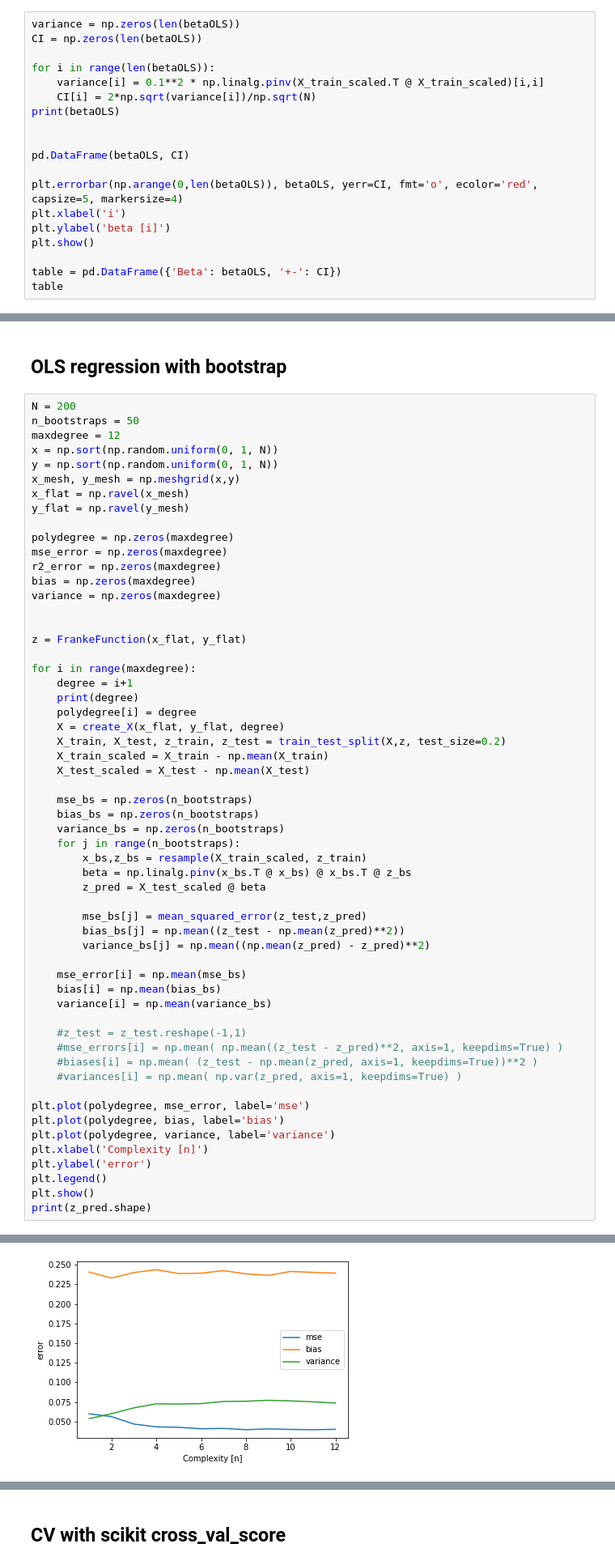
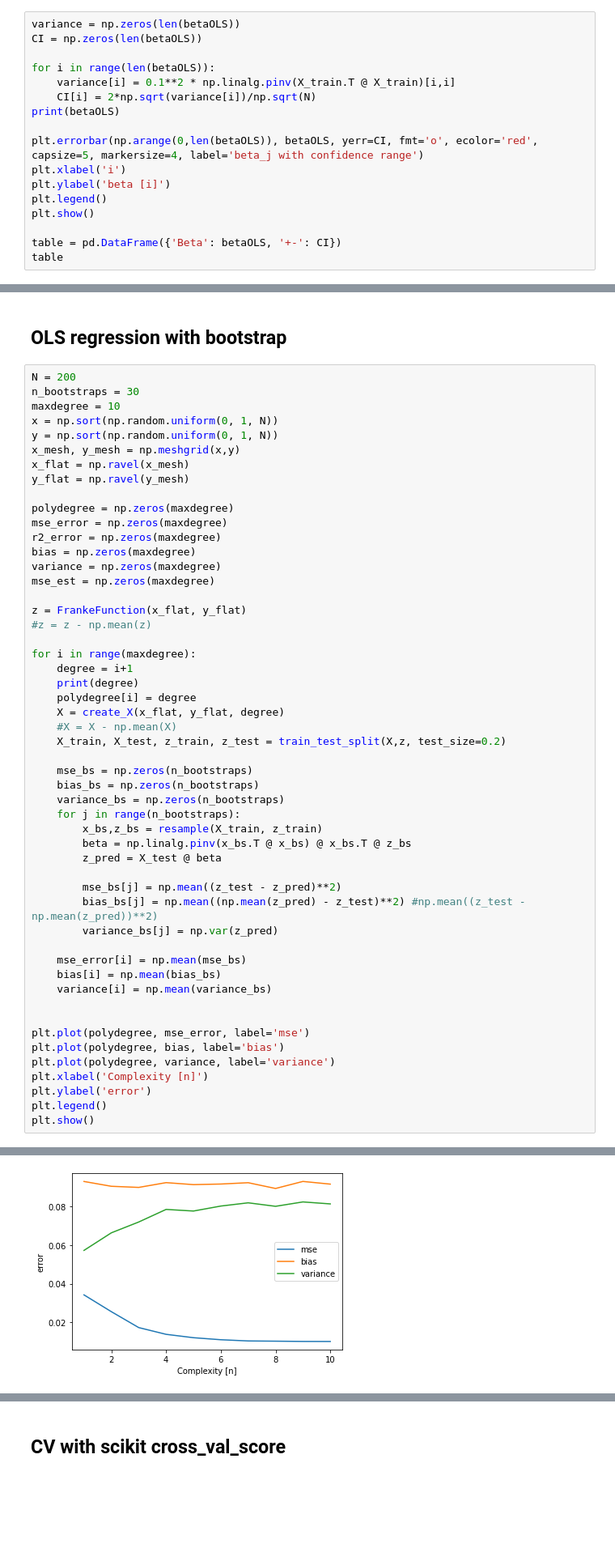
Before and after one commit to jornmarh/fys-stk4155, a Jupyter notebook: project1/project1-ad.ipynb, the cells around one changed output, grey strips where cells are left out. Shown at 81% size. Drawn from its saved outputs; the diff is of its cells as text; blank space fills up the shorter version.

```diff
--- a/project1/project1-ad.ipynb
+++ b/project1/project1-ad.ipynb
@@ -137,16 +157,14 @@ variance = np.zeros(len(betaOLS))
 CI = np.zeros(len(betaOLS))
 
 for i in range(len(betaOLS)):
-    variance[i] = 0.1**2 * np.linalg.pinv(X_train_scaled.T @ X_train_scaled)[i,i]
+    variance[i] = 0.1**2 * np.linalg.pinv(X_train.T @ X_train)[i,i]
     CI[i] = 2*np.sqrt(variance[i])/np.sqrt(N)
 print(betaOLS)
 
-
-pd.DataFrame(betaOLS, CI)
-
-plt.errorbar(np.arange(0,len(betaOLS)), betaOLS, yerr=CI, fmt='o', ecolor='red', capsize=5, markersize=4)
+plt.errorbar(np.arange(0,len(betaOLS)), betaOLS, yerr=CI, fmt='o', ecolor='red', capsize=5, markersize=4, label='beta_j with confidence range')
 plt.xlabel('i')
 plt.ylabel('beta [i]')
+plt.legend()
 plt.show()
 
 table = pd.DataFrame({'Beta': betaOLS, '+-': CI})
@@ -181,8 +205,8 @@ table
 ## OLS regression with bootstrap
 # %%
 N = 200
-n_bootstraps = 50
-maxdegree = 12
+n_bootstraps = 30
+maxdegree = 10
 x = np.sort(np.random.uniform(0, 1, N))
 y = np.sort(np.random.uniform(0, 1, N))
 x_mesh, y_mesh = np.meshgrid(x,y)
@@ -194,39 +218,35 @@ mse_error = np.zeros(maxdegree)
 r2_error = np.zeros(maxdegree)
 bias = np.zeros(maxdegree)
 variance = np.zeros(maxdegree)
-
+mse_est = np.zeros(maxdegree)
 
 z = FrankeFunction(x_flat, y_flat)
+#z = z - np.mean(z)
 
 for i in range(maxdegree):
     degree = i+1
     print(degree)
     polydegree[i] = degree
     X = create_X(x_flat, y_flat, degree)
+    #X = X - np.mean(X)
     X_train, X_test, z_train, z_test = train_test_split(X,z, test_size=0.2)
-    X_train_scaled = X_train - np.mean(X_train)
-    X_test_scaled = X_test - np.mean(X_test)
 
     mse_bs = np.zeros(n_bootstraps)
     bias_bs = np.zeros(n_bootstraps)
     variance_bs = np.zeros(n_bootstraps)
     for j in range(n_bootstraps):
-        x_bs,z_bs = resample(X_train_scaled, z_train)
+        x_bs,z_bs = resample(X_train, z_train)
         beta = np.linalg.pinv(x_bs.T @ x_bs) @ x_bs.T @ z_bs
-        z_pred = X_test_scaled @ beta
+        z_pred = X_test @ beta
 
-        mse_bs[j] = mean_squared_error(z_test,z_pred)
-        bias_bs[j] = np.mean((z_test - np.mean(z_pred)**2))
-        variance_bs[j] = np.mean((np.mean(z_pred) - z_pred)**2)
+        mse_bs[j] = np.mean((z_test - z_pred)**2)
+        bias_bs[j] = np.mean((np.mean(z_pred) - z_test)**2) #np.mean((z_test - np.mean(z_pred))**2)
+        variance_bs[j] = np.var(z_pred)
 
     mse_error[i] = np.mean(mse_bs)
     bias[i] = np.mean(bias_bs)
     variance[i] = np.mean(variance_bs)
 
-    #z_test = z_test.reshape(-1,1)
-    #mse_errors[i] = np.mean( np.mean((z_test - z_pred)**2, axis=1, keepdims=True) )
-    #biases[i] = np.mean( (z_test - np.mean(z_pred, axis=1, keepdims=True))**2 )
-    #variances[i] = np.mean( np.var(z_pred, axis=1, keepdims=True) )
 
 plt.plot(polydegree, mse_error, label='mse')
 plt.plot(polydegree, bias, label='bias')
@@ -235,5 +255,4 @@ plt.xlabel('Complexity [n]')
 plt.ylabel('error')
 plt.legend()
 plt.show()
-print(z_pred.shape)
 # %% [output]
@@ -240 +269 @@ print(z_pred.shape)
-[figure, old version]
+[figure, new version]
```
Also changed, not shown: parts of 16 cells of this notebook, 1 other file.
